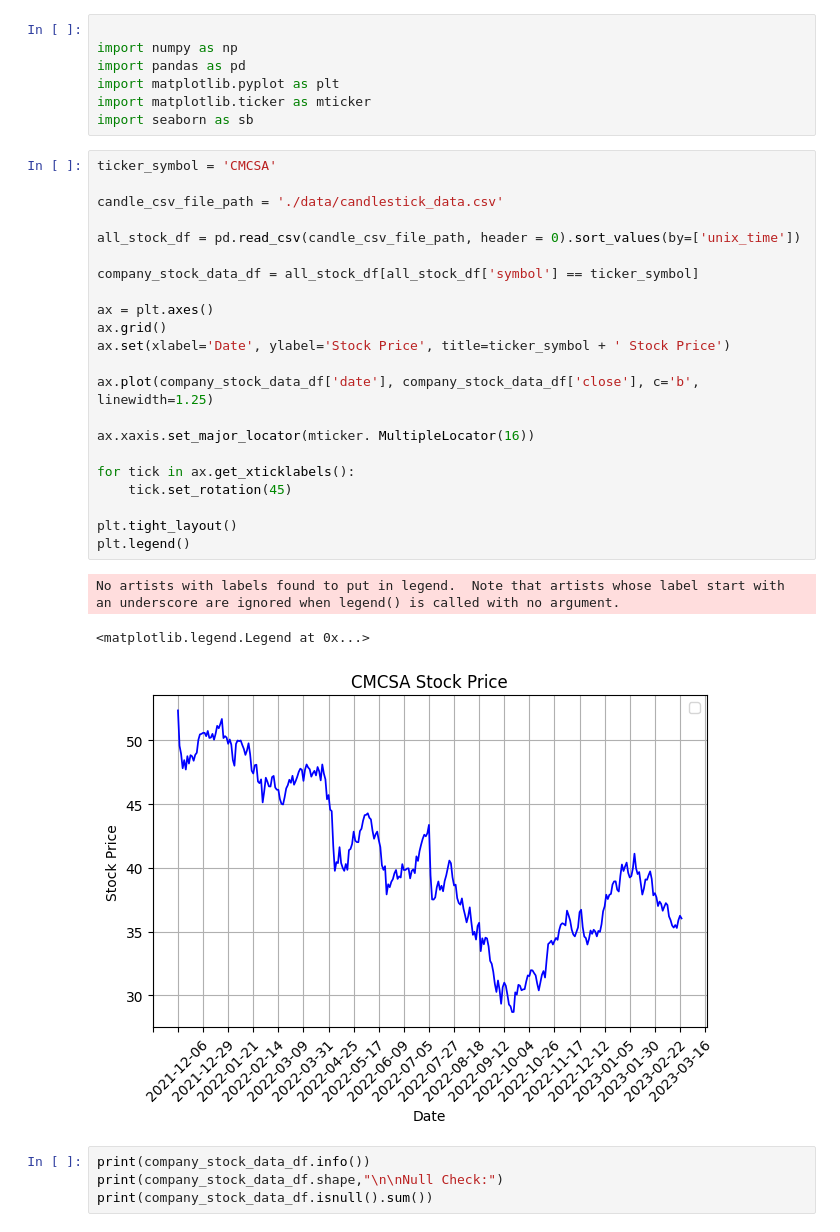
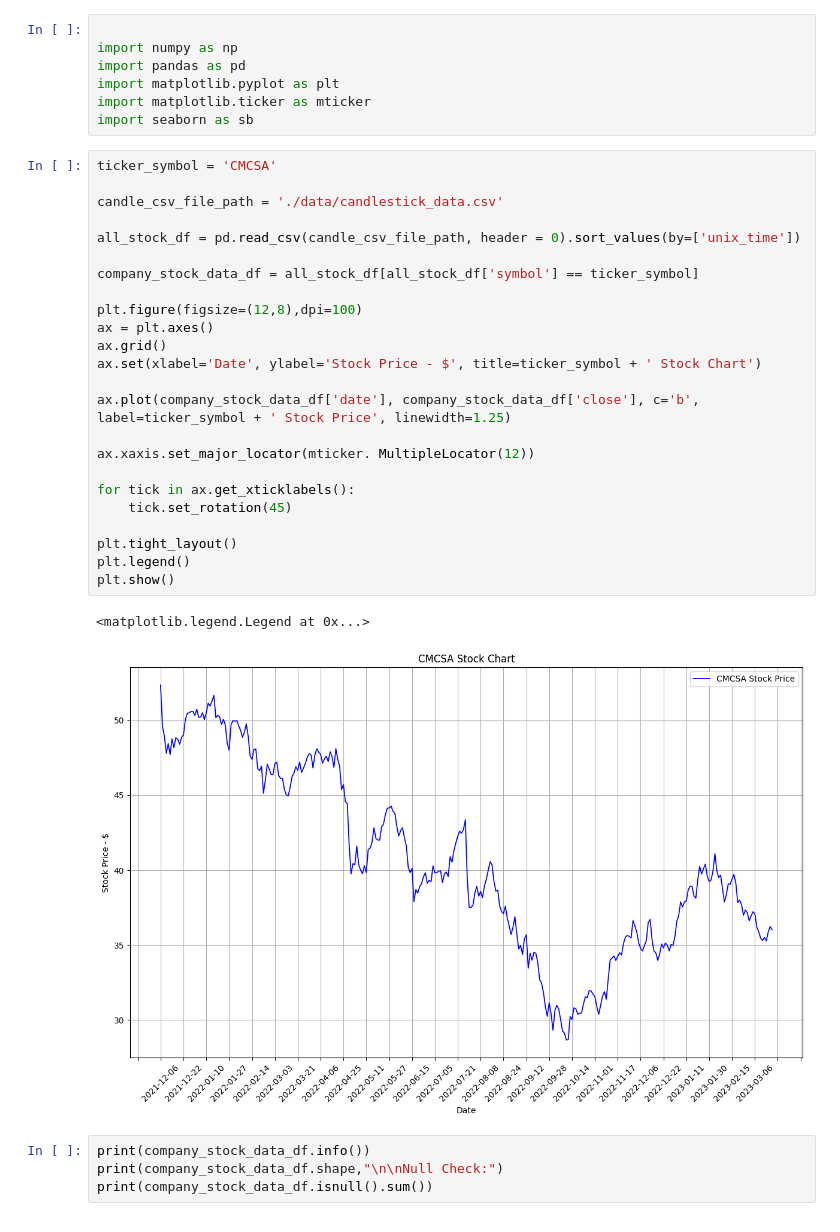
Before and after one commit to geoffpatton/dsci-521-project, a Jupyter notebook: final_project_impl.ipynb, the cells around one changed output. Saved outputs shown, nothing was run; the diff lists cells and outputs as text.

```diff
--- a/final_project_impl.ipynb
+++ b/final_project_impl.ipynb
@@ -87,29 +87,30 @@ import seaborn as sb
 # %%
 ticker_symbol = 'CMCSA'
 
 candle_csv_file_path = './data/candlestick_data.csv'
 
 all_stock_df = pd.read_csv(candle_csv_file_path, header = 0).sort_values(by=['unix_time'])
 
 company_stock_data_df = all_stock_df[all_stock_df['symbol'] == ticker_symbol]
 
+plt.figure(figsize=(12,8),dpi=100)
 ax = plt.axes()
 ax.grid()
-ax.set(xlabel='Date', ylabel='Stock Price', title=ticker_symbol + ' Stock Price')
+ax.set(xlabel='Date', ylabel='Stock Price - $', title=ticker_symbol + ' Stock Chart')
 
-ax.plot(company_stock_data_df['date'], company_stock_data_df['close'], c='b', linewidth=1.25)
+ax.plot(company_stock_data_df['date'], company_stock_data_df['close'], c='b', label=ticker_symbol + ' Stock Price', linewidth=1.25)
 
-ax.xaxis.set_major_locator(mticker. MultipleLocator(16))
+ax.xaxis.set_major_locator(mticker. MultipleLocator(12))
 
 for tick in ax.get_xticklabels():
     tick.set_rotation(45)
 
 plt.tight_layout()
 plt.legend()
+plt.show()
 # %% [output]
-No artists with labels found to put in legend.  Note that artists whose label start with an underscore are ignored when legend() is called with no argument.
+<matplotlib.legend.Legend at 0x...>
-<matplotlib.legend.Legend at 0x...>
-[figure, old version]
+[figure, new version]
 # %%
 print(company_stock_data_df.info())
 print(company_stock_data_df.shape,"\n\nNull Check:")
```
Also changed, not shown: parts of 7 cells of this notebook, 3 other files.
